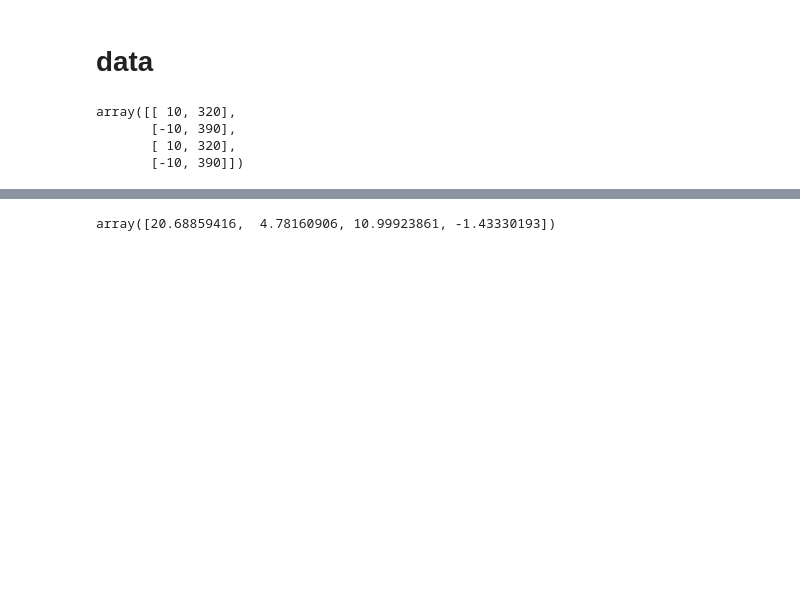
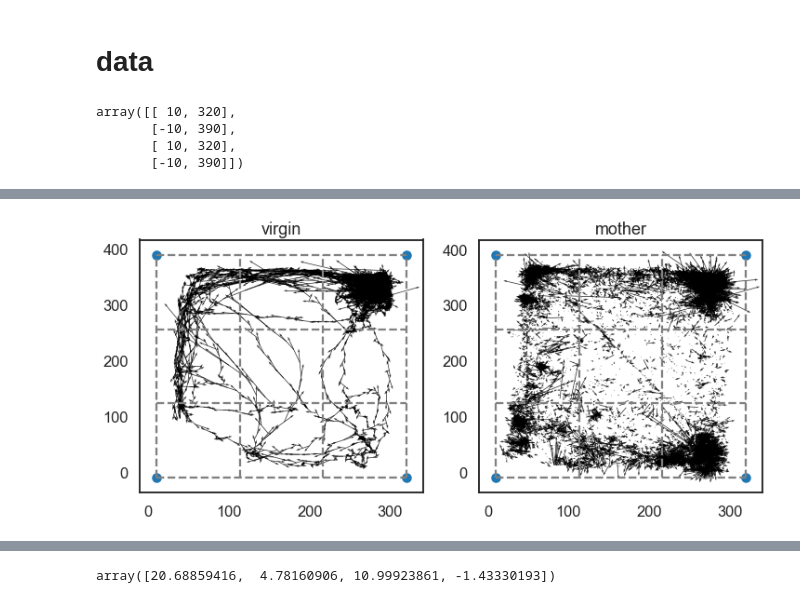
Before and after one commit to cunningham-lab/SocialBehaviors, a Jupyter notebook: SocialBehaviorptc/project_notebooks/gridmodel/grid_direction_model_K4.ipynb, the cells around one changed output, grey strips where cells are left out. Cells and saved outputs as stored; diff of their text form; code cells hidden in the pictures; blank space fills up the shorter version.

```diff
--- a/SocialBehaviorptc/project_notebooks/gridmodel/grid_direction_model_K4.ipynb
+++ b/SocialBehaviorptc/project_notebooks/gridmodel/grid_direction_model_K4.ipynb
@@ -121,0 +146,5 @@ plot_realdata_quiver(trajs)
+# %%
+plt.figure(figsize=(12,5))
+plot_realdata_quiver(down_sampled_trajs_3, scale=0.5)
+# %% [output]
+[figure, added]
```
Also changed, not shown: parts of 13 cells of this notebook, 5 other files.
